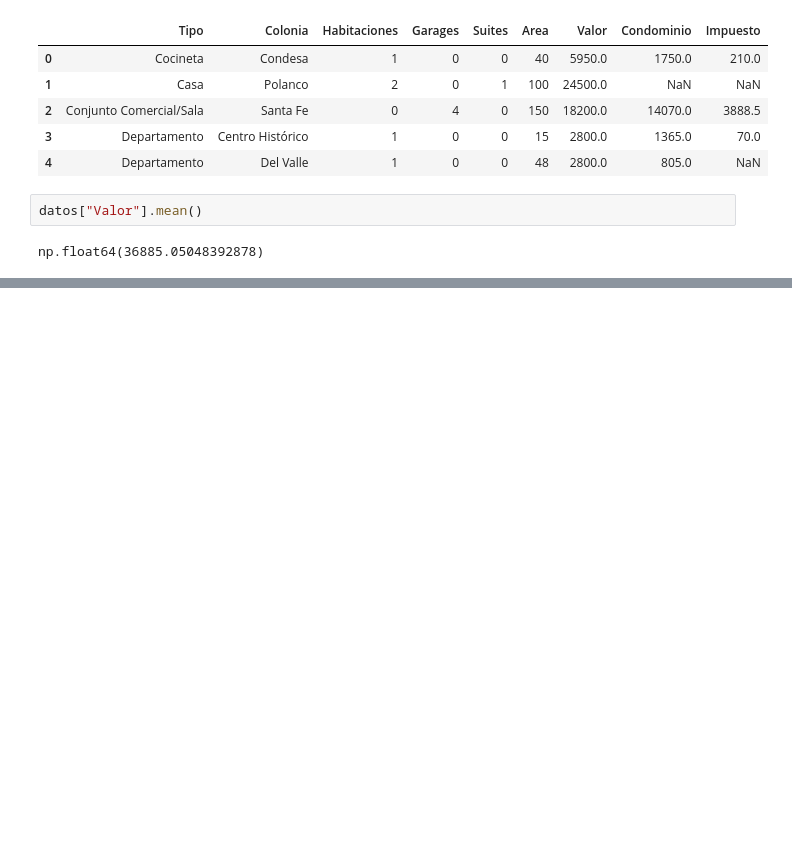
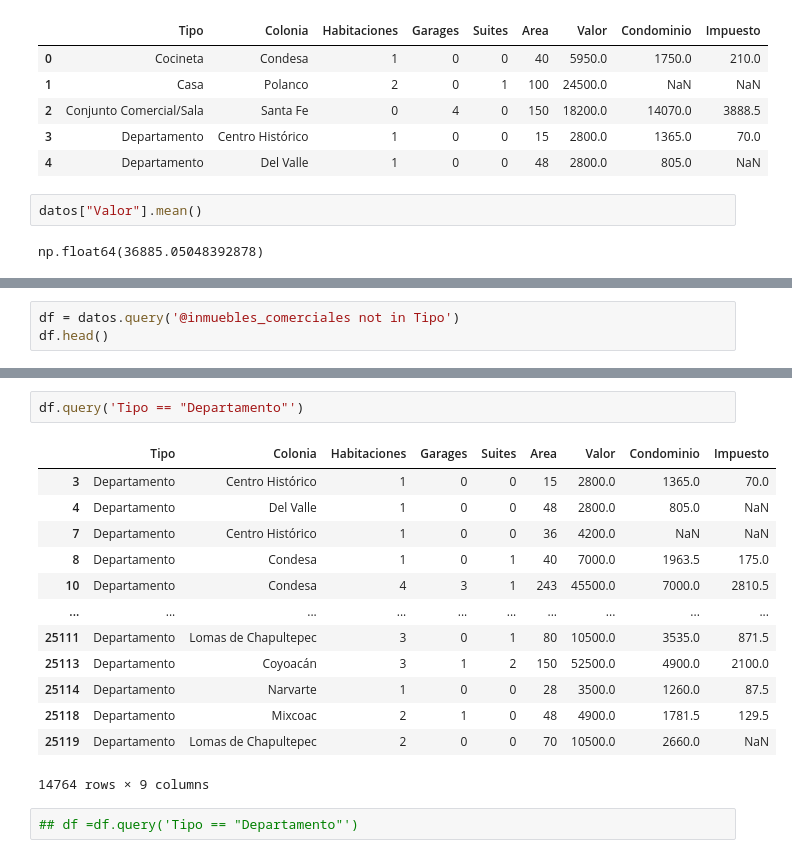
Before and after one commit to 25071983/DESAFIO-PYTHON, a Jupyter notebook: inmuebles_cdmx.ipynb, the cells around one changed output, grey strips where cells are left out. Drawn from its saved outputs; the diff is of its cells as text; blank space fills up the shorter version.

```diff
--- a/inmuebles_cdmx.ipynb
+++ b/inmuebles_cdmx.ipynb
@@ -203,0 +324,3 @@ TypeError: agg function failed [how->mean,dtype->object]
+# %%
+df = datos.query('@inmuebles_comerciales not in Tipo')
+df.head()
@@ -203,0 +380,18 @@ TypeError: agg function failed [how->mean,dtype->object]
+# %%
+df.query('Tipo == "Departamento"')
+# %% [output]
+|  | Tipo | Colonia | Habitaciones | Garages | Suites | Area | Valor | Condominio | Impuesto |
+| 3 | Departamento | Centro Histórico | 1 | 0 | 0 | 15 | 2800.0 | 1365.0 | 70.0 |
+| 4 | Departamento | Del Valle | 1 | 0 | 0 | 48 | 2800.0 | 805.0 | NaN |
+| 7 | Departamento | Centro Histórico | 1 | 0 | 0 | 36 | 4200.0 | NaN | NaN |
+| 8 | Departamento | Condesa | 1 | 0 | 1 | 40 | 7000.0 | 1963.5 | 175.0 |
+| 10 | Departamento | Condesa | 4 | 3 | 1 | 243 | 45500.0 | 7000.0 | 2810.5 |
+| ... | ... | ... | ... | ... | ... | ... | ... | ... | ... |
+| 25111 | Departamento | Lomas de Chapultepec | 3 | 0 | 1 | 80 | 10500.0 | 3535.0 | 871.5 |
+| 25113 | Departamento | Coyoacán | 3 | 1 | 2 | 150 | 52500.0 | 4900.0 | 2100.0 |
+| 25114 | Departamento | Narvarte | 1 | 0 | 0 | 28 | 3500.0 | 1260.0 | 87.5 |
+| 25118 | Departamento | Mixcoac | 2 | 1 | 0 | 48 | 4900.0 | 1781.5 | 129.5 |
+| 25119 | Departamento | Lomas de Chapultepec | 2 | 0 | 0 | 70 | 10500.0 | 2660.0 | NaN |
+14764 rows × 9 columns
+# %%
+## df =df.query('Tipo == "Departamento"')
```
Also changed, not shown: parts of 57 cells of this notebook.
